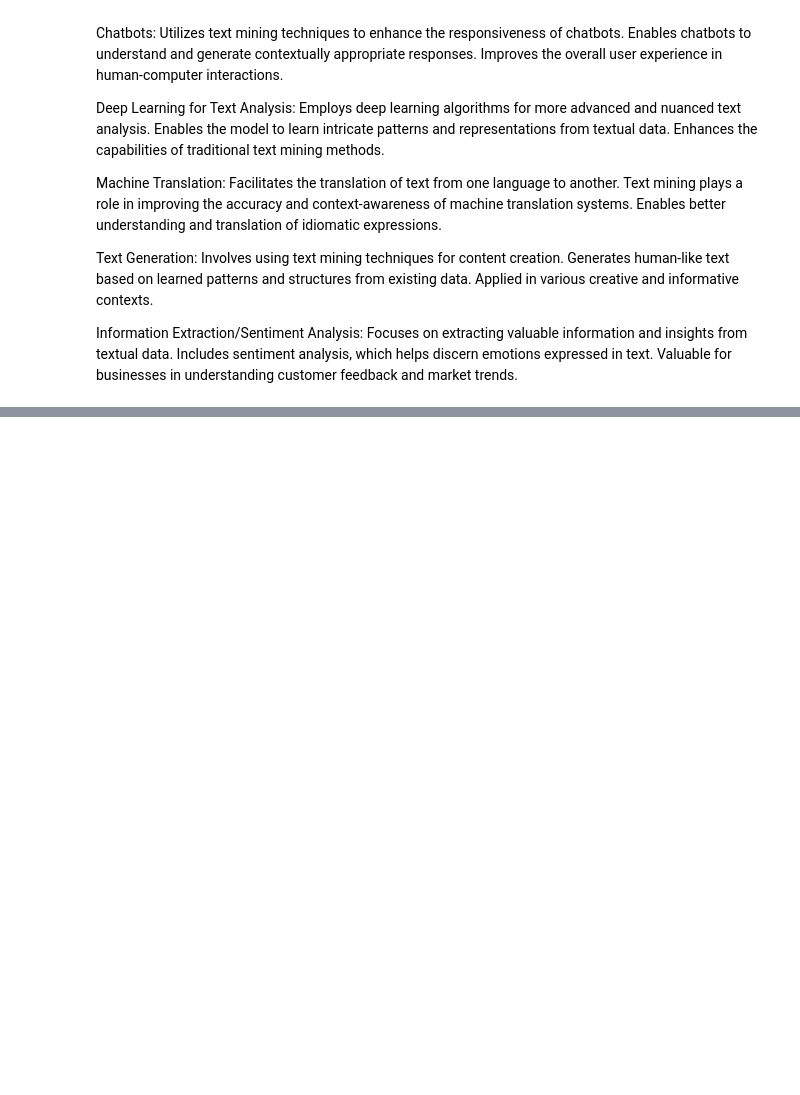
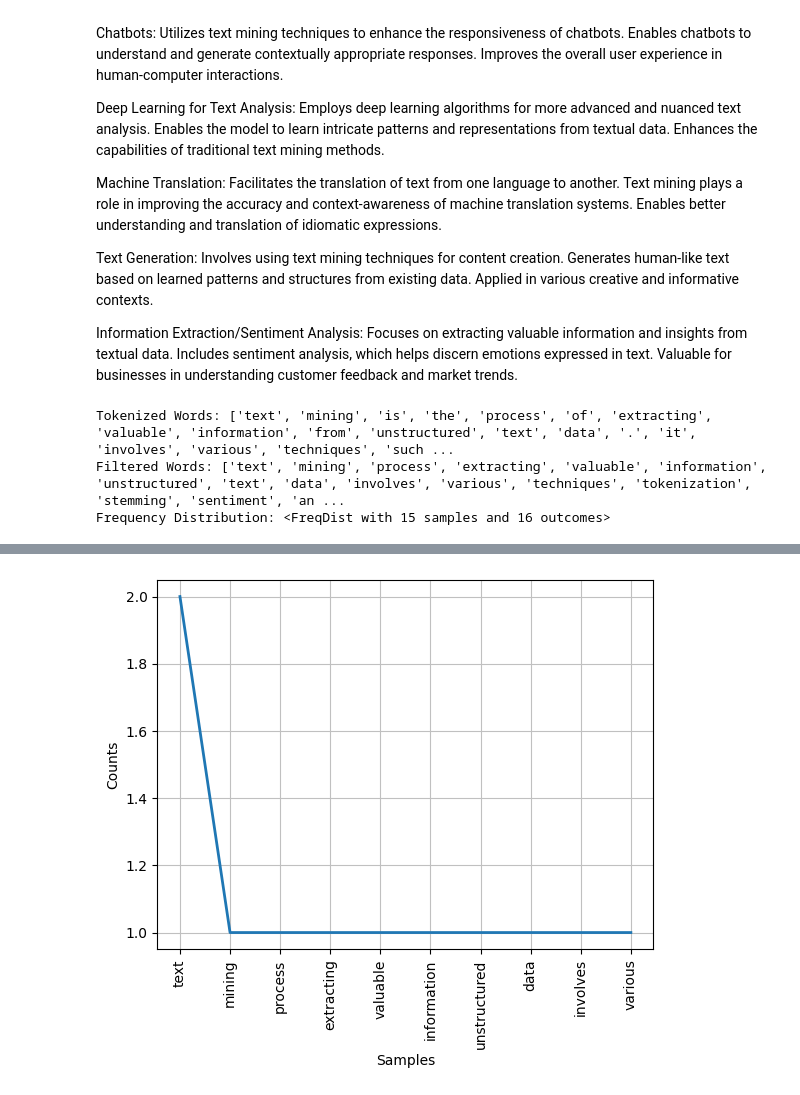
Before and after one commit to yeisonmontoya1815/Special-Topics-in-Data-Analytics, a Jupyter notebook: Seminar 3 - Text Mining.ipynb, the cells around one changed output, grey strips where cells are left out. Drawn from its saved outputs; the diff is of its cells as text; code cells hidden in the pictures; blank space fills up the shorter version.

```diff
--- a/Seminar 3 - Text Mining.ipynb
+++ b/Seminar 3 - Text Mining.ipynb
@@ -100,3 +100,40 @@ Information Extraction/Sentiment Analysis:
 Focuses on extracting valuable information and insights from textual data.
 Includes sentiment analysis, which helps discern emotions expressed in text.
 Valuable for businesses in understanding customer feedback and market trends.
+# %%
+#pip install nltk
+
+import nltk
+from nltk.corpus import stopwords
+from nltk.tokenize import word_tokenize
+from nltk.probability import FreqDist
+import matplotlib.pyplot as plt
+
+# Download stopwords if not already present
+nltk.download('stopwords')
+nltk.download('punkt')
+
+# Sample text for analysis
+text = """Text mining is the process of extracting valuable information from unstructured text data.
+            It involves various techniques such as tokenization, stemming, and sentiment analysis."""
+
+# Tokenization
+words = word_tokenize(text.lower())  # Convert to lowercase for consistency
+print("Tokenized Words:", words)
+
+# Remove stopwords
+stop_words = set(stopwords.words('english'))
+filtered_words = [word for word in words if word.isalnum() and word not in stop_words]
+print("Filtered Words:", filtered_words)
+
+# Frequency Distribution
+fdist = FreqDist(filtered_words)
+print("Frequency Distribution:", fdist)
+
+# Plot the top 10 most common words
+fdist.plot(10, cumulative=False)
+plt.show()
+# %% [output]
+Tokenized Words: ['text', 'mining', 'is', 'the', 'process', 'of', 'extracting', 'valuable', 'information', 'from', 'unstructured', 'text', 'data', '.', 'it', 'involves', 'various', 'techniques', 'such ...
+Filtered Words: ['text', 'mining', 'process', 'extracting', 'valuable', 'information', 'unstructured', 'text', 'data', 'involves', 'various', 'techniques', 'tokenization', 'stemming', 'sentiment', 'an ...
+Frequency Distribution: <FreqDist with 15 samples and 16 outcomes>
@@ -102,0 +146 @@ Valuable for businesses in understanding customer feedback and market trends.
+[figure, added]
```
Also changed, not shown: parts of 1 cell of this notebook, 2 other files.
